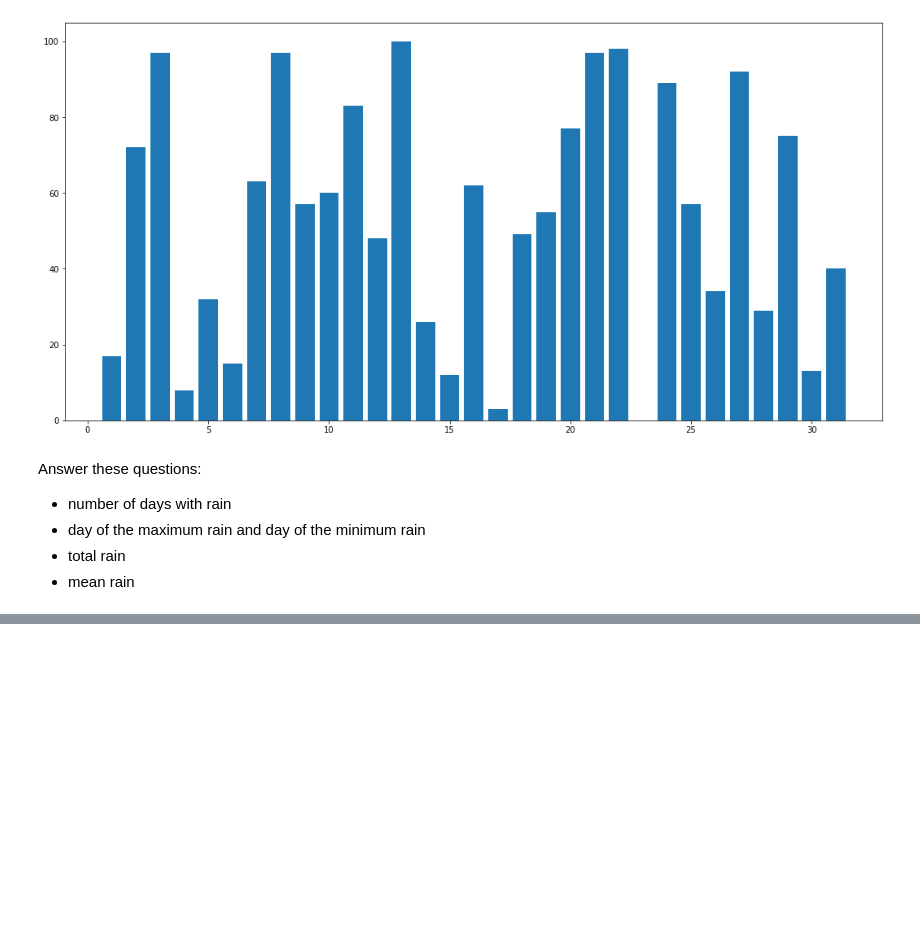
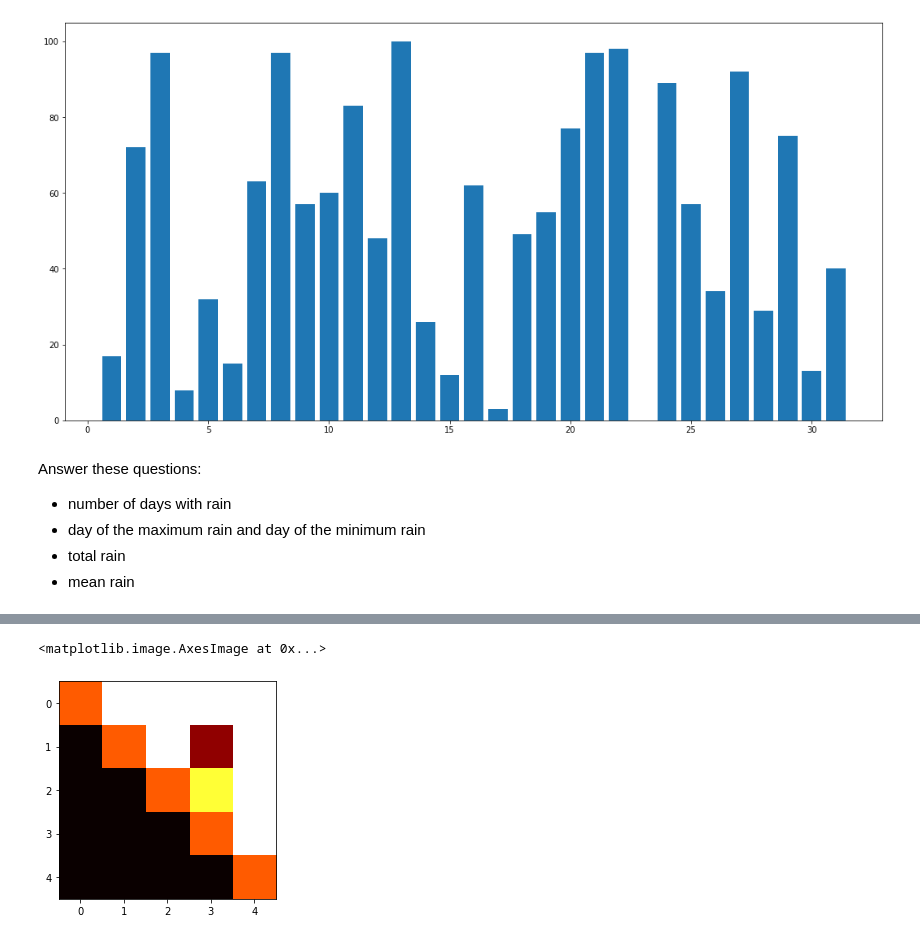
Before and after one commit to cordmaur/PythonForScientists, a Jupyter notebook: Python4Scientists_Lesson1.ipynb, the cells around one changed output, grey strips where cells are left out. Drawn from its saved outputs; the diff is of its cells as text; code cells hidden in the pictures; blank space fills up the shorter version.

```diff
--- a/Python4Scientists_Lesson1.ipynb
+++ b/Python4Scientists_Lesson1.ipynb
@@ -461,0 +562,8 @@ Answer these questions:
+# %%
+l1 = [0.5, 1, 1, 1, 1]
+l2 = [0, 0.5, 1, 0.2, 1]
+l3 = [0, 0, 0.5, 0.8, 1]
+l4 = [0, 0, 0, 0.5, 1]
+l5 = [0, 0, 0, 0, 0.5]
+# %%
+m = [l1, l2, l3, l4, l5]
@@ -461,0 +586,5 @@ Answer these questions:
+# %%
+plt.imshow(m, cmap='hot')
+# %% [output]
+<matplotlib.image.AxesImage at 0x...>
+[figure, added]
```
Also changed, not shown: parts of 48 cells of this notebook.
